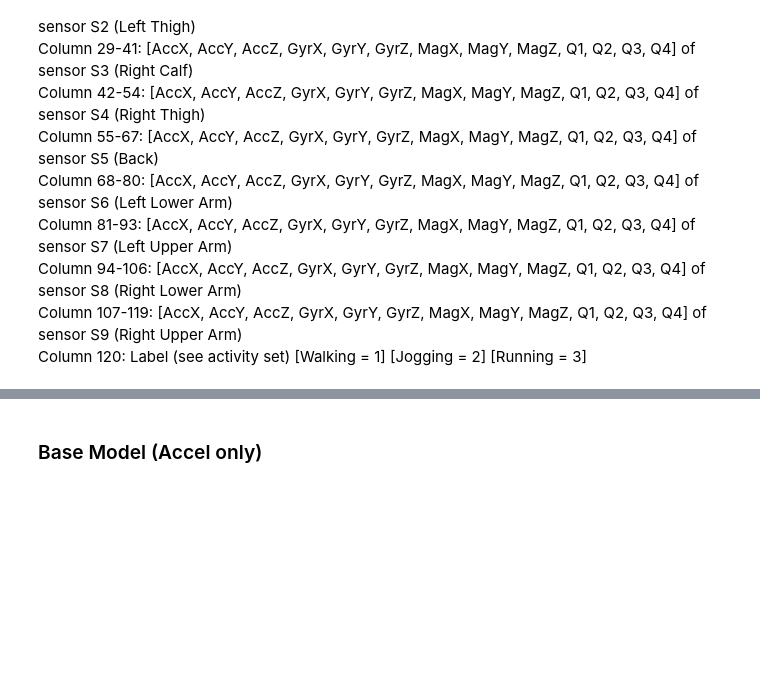
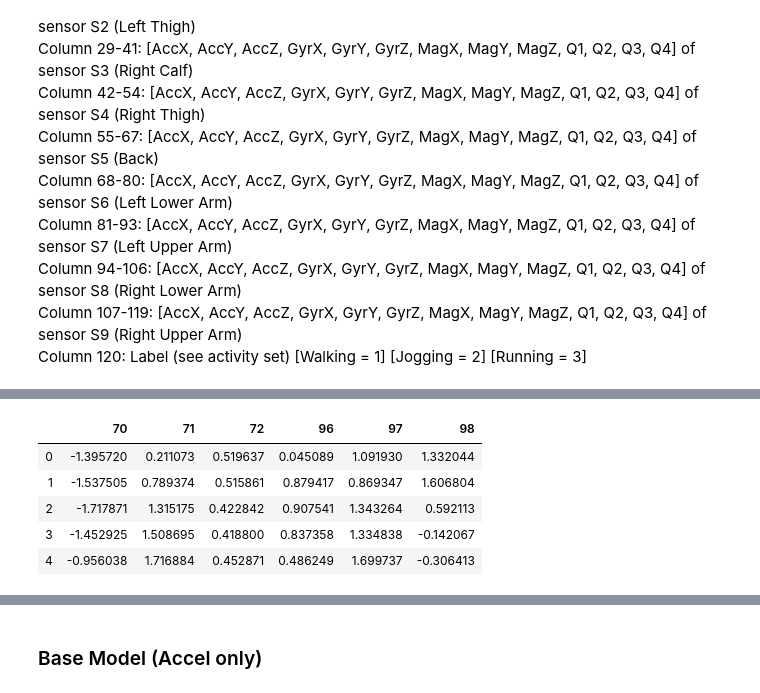
Before and after one commit to raymondng76/PRS-ISSM-2019-09-09-IS1FT-CA3, a Jupyter notebook: code/CA3.ipynb, the cells around one changed output, grey strips where cells are left out. Saved outputs shown, nothing was run; the diff lists cells and outputs as text; code cells hidden in the pictures; blank space fills up the shorter version.

```diff
--- a/code/CA3.ipynb
+++ b/code/CA3.ipynb
@@ -250,0 +184,9 @@ test_accel.shape
+# %%
+gyroS.head()
+# %% [output]
+|  | 70 | 71 | 72 | 96 | 97 | 98 |
+| 0 | -1.395720 | 0.211073 | 0.519637 | 0.045089 | 1.091930 | 1.332044 |
+| 1 | -1.537505 | 0.789374 | 0.515861 | 0.879417 | 0.869347 | 1.606804 |
+| 2 | -1.717871 | 1.315175 | 0.422842 | 0.907541 | 1.343264 | 0.592113 |
+| 3 | -1.452925 | 1.508695 | 0.418800 | 0.837358 | 1.334838 | -0.142067 |
+| 4 | -0.956038 | 1.716884 | 0.452871 | 0.486249 | 1.699737 | -0.306413 |
```
Also changed, not shown: parts of 56 cells of this notebook.
